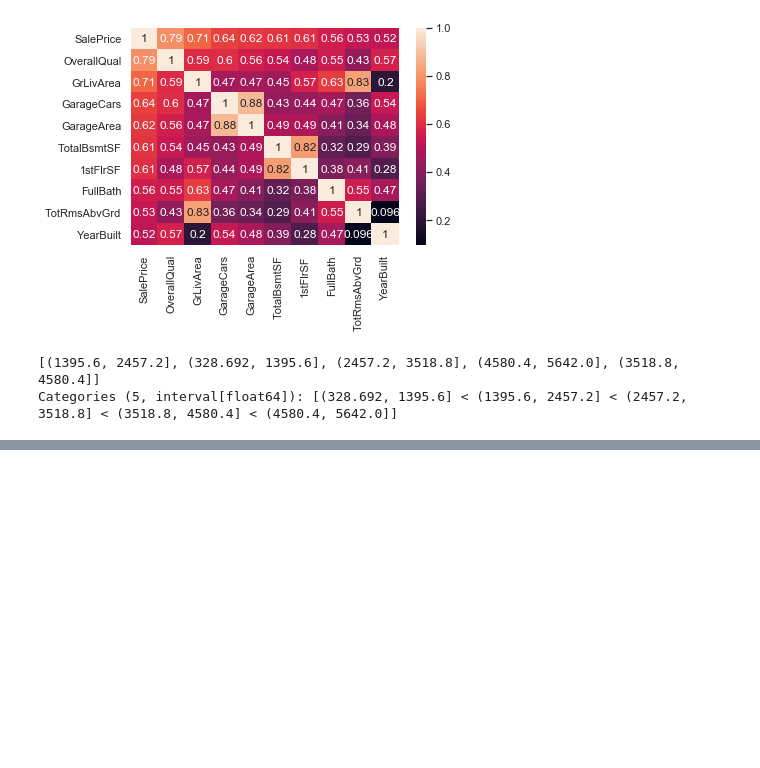
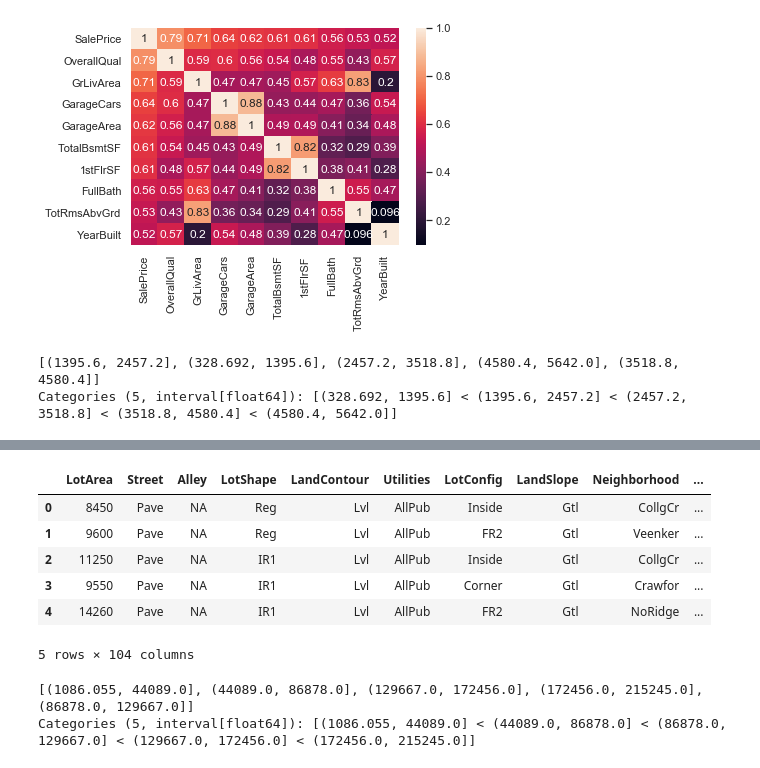
Before and after one commit to vishalvanpariya/HousePrice-Prediction-Kaggle, a Jupyter notebook: house-price-prediction-kaggle-competition.ipynb, the cells around one changed output, grey strips where cells are left out. Cells and saved outputs as stored; diff of their text form; code cells hidden in the pictures; blank space fills up the shorter version.

```diff
--- a/house-price-prediction-kaggle-competition.ipynb
+++ b/house-price-prediction-kaggle-competition.ipynb
@@ -241,0 +259,20 @@ pd.get_dummies(data=data,columns=['Floorfeet'],prefix='Floorfeet').head()
+# %%
+define_intervals(value=1,feature='LotFrontage',maxval=118.333,minval=20.708)
+define_intervals(value=2,feature='LotFrontage',maxval=215.667,minval=118.333)
+define_intervals(value=3,feature='LotFrontage',maxval=313.0,minval=215.667)
+data=data.drop('LotFrontage_band',1)
+data=pd.get_dummies(data=data,columns=['LotFrontage'],prefix='LotFrontage')
+data.head()
+# %% [output]
+|  | LotArea | Street | Alley | LotShape | LandContour | Utilities | LotConfig | LandSlope | Neighborhood | ... |
+| 0 | 8450 | Pave | NA | Reg | Lvl | AllPub | Inside | Gtl | CollgCr | ... |
+| 1 | 9600 | Pave | NA | Reg | Lvl | AllPub | FR2 | Gtl | Veenker | ... |
+| 2 | 11250 | Pave | NA | IR1 | Lvl | AllPub | Inside | Gtl | CollgCr | ... |
+| 3 | 9550 | Pave | NA | IR1 | Lvl | AllPub | Corner | Gtl | Crawfor | ... |
+| 4 | 14260 | Pave | NA | IR1 | Lvl | AllPub | FR2 | Gtl | NoRidge | ... |
+5 rows × 104 columns
+# %%
+create_band('LotArea',5)
+# %% [output]
+[(1086.055, 44089.0], (44089.0, 86878.0], (129667.0, 172456.0], (172456.0, 215245.0], (86878.0, 129667.0]]
+Categories (5, interval[float64]): [(1086.055, 44089.0] < (44089.0, 86878.0] < (86878.0, 129667.0] < (129667.0, 172456.0] < (172456.0, 215245.0]]
```
Also changed, not shown: parts of 28 cells of this notebook.
